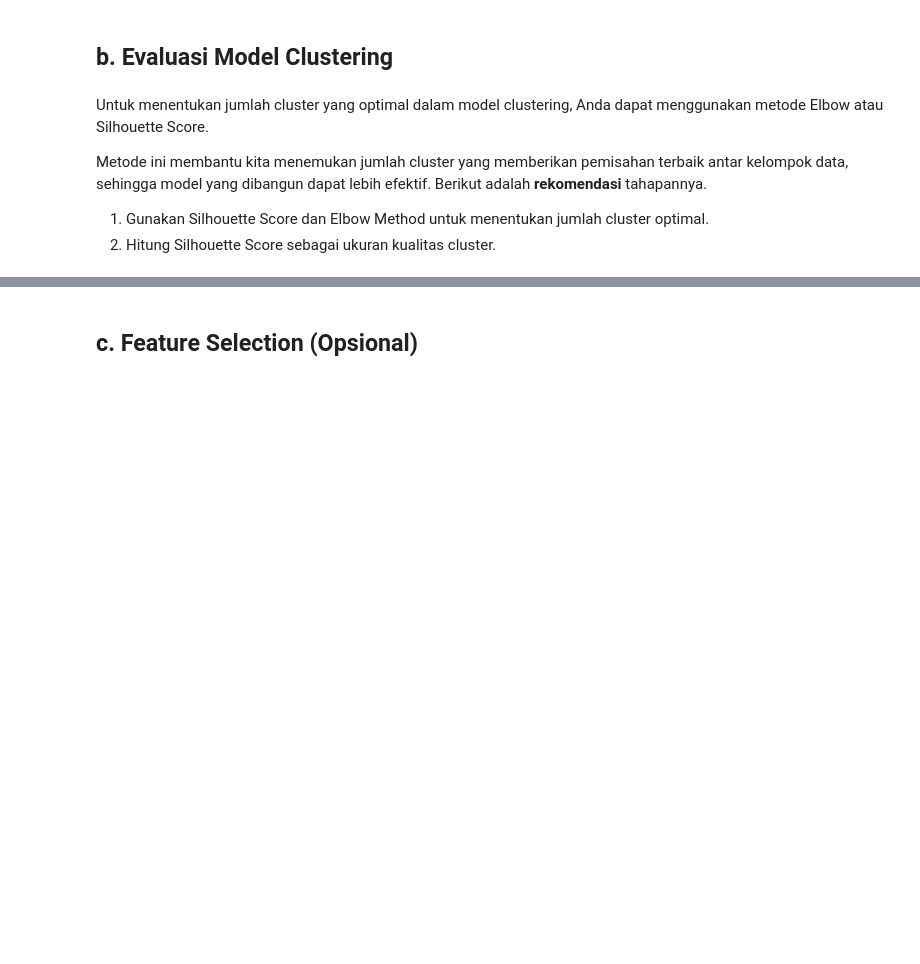
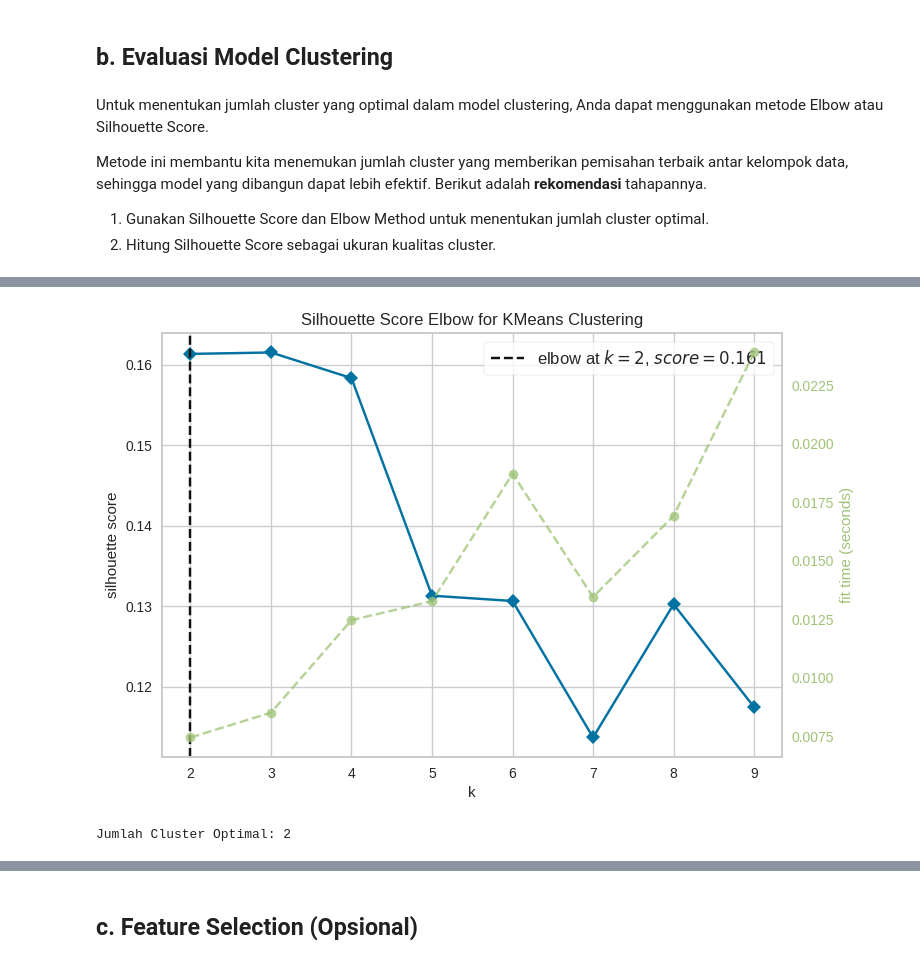
Before and after one commit to FendyDeveloper/Bank-Transaction-Dataset-for-Fraud-Detection, a Jupyter notebook: [Clustering]_Submission_Akhir_BMLP_Fendy_Rahmat.ipynb, the cells around one changed output, grey strips where cells are left out. Saved outputs shown, nothing was run; the diff lists cells and outputs as text; code cells hidden in the pictures; blank space fills up the shorter version.

```diff
--- a/[Clustering]_Submission_Akhir_BMLP_Fendy_Rahmat.ipynb
+++ b/[Clustering]_Submission_Akhir_BMLP_Fendy_Rahmat.ipynb
@@ -430,0 +459,22 @@ Silhouette Score: 0.4388345437241901
+# %%
+from yellowbrick.cluster import KElbowVisualizer
+import matplotlib.pyplot as plt
+
+# Inisialisasi model KMeans tanpa parameter awal
+kmeans = KMeans(random_state=42)
+
+# Inisialisasi visualizer KElbow untuk menentukan jumlah cluster optimal
+visualizer = KElbowVisualizer(kmeans, k=(2, 10), metric='silhouette')
+
+# Fit visualizer dengan data untuk menemukan jumlah cluster optimal
+visualizer.fit(df)
+
+# Menampilkan grafik elbow untuk analisis
+visualizer.show()
+
+optimal_k = visualizer.elbow_value_
+
+print("Jumlah Cluster Optimal:", optimal_k)
+# %% [output]
+[figure, added]
+Jumlah Cluster Optimal: 2
```
Also changed, not shown: parts of 37 cells of this notebook.
